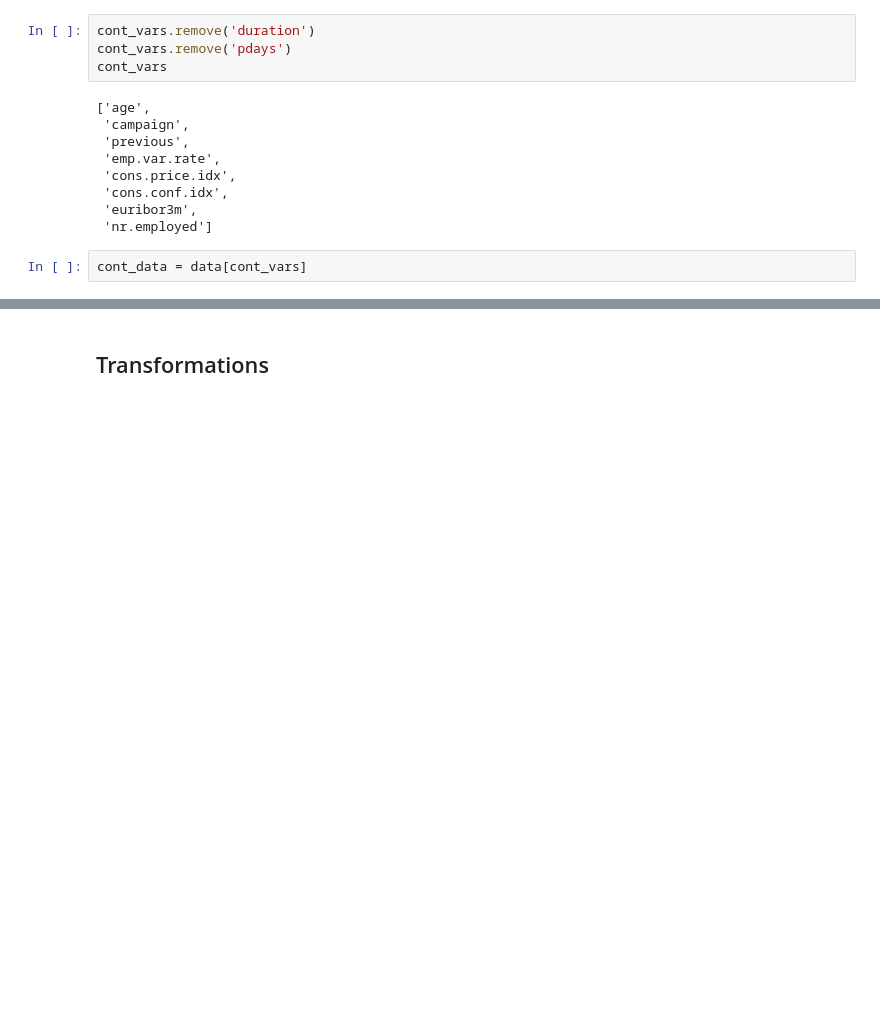
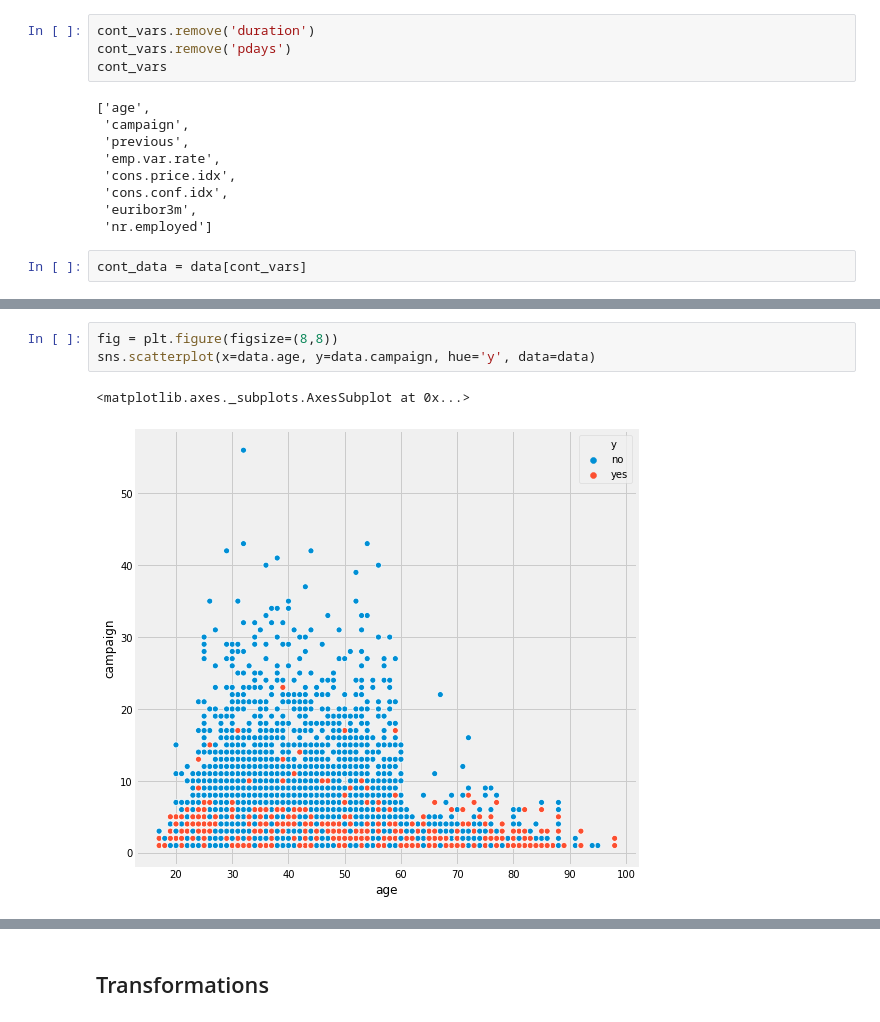
Before and after one commit to JaHerbas/bank-marketing-classification, a Jupyter notebook: Mod5_Project_Bank_Marketing_Classifier.ipynb, the cells around one changed output, grey strips where cells are left out. Saved outputs shown, nothing was run; the diff lists cells and outputs as text; blank space fills up the shorter version.

```diff
--- a/Mod5_Project_Bank_Marketing_Classifier.ipynb
+++ b/Mod5_Project_Bank_Marketing_Classifier.ipynb
@@ -637,0 +676,6 @@ cont_data = data[cont_vars]
+# %%
+fig = plt.figure(figsize=(8,8))
+sns.scatterplot(x=data.age, y=data.campaign, hue='y', data=data)
+# %% [output]
+<matplotlib.axes._subplots.AxesSubplot at 0x...>
+[figure, added]
```
Also changed, not shown: parts of 62 cells of this notebook.
